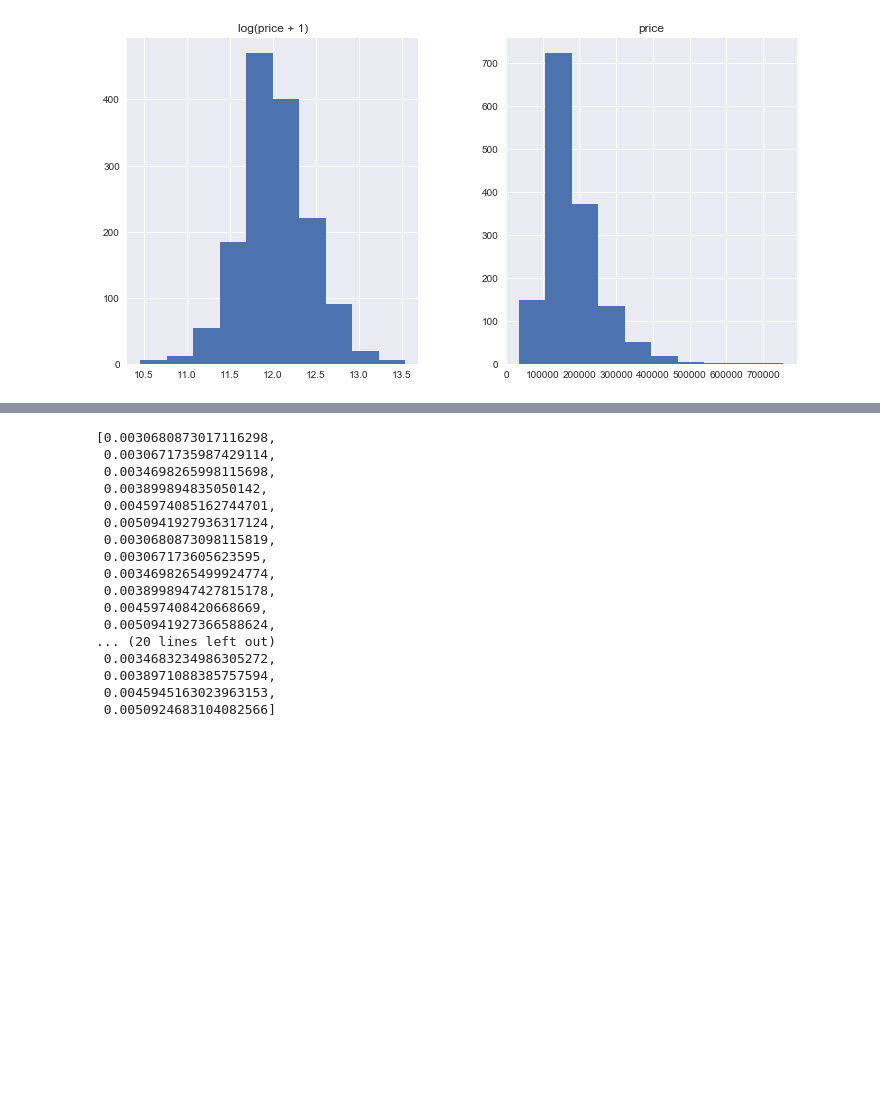
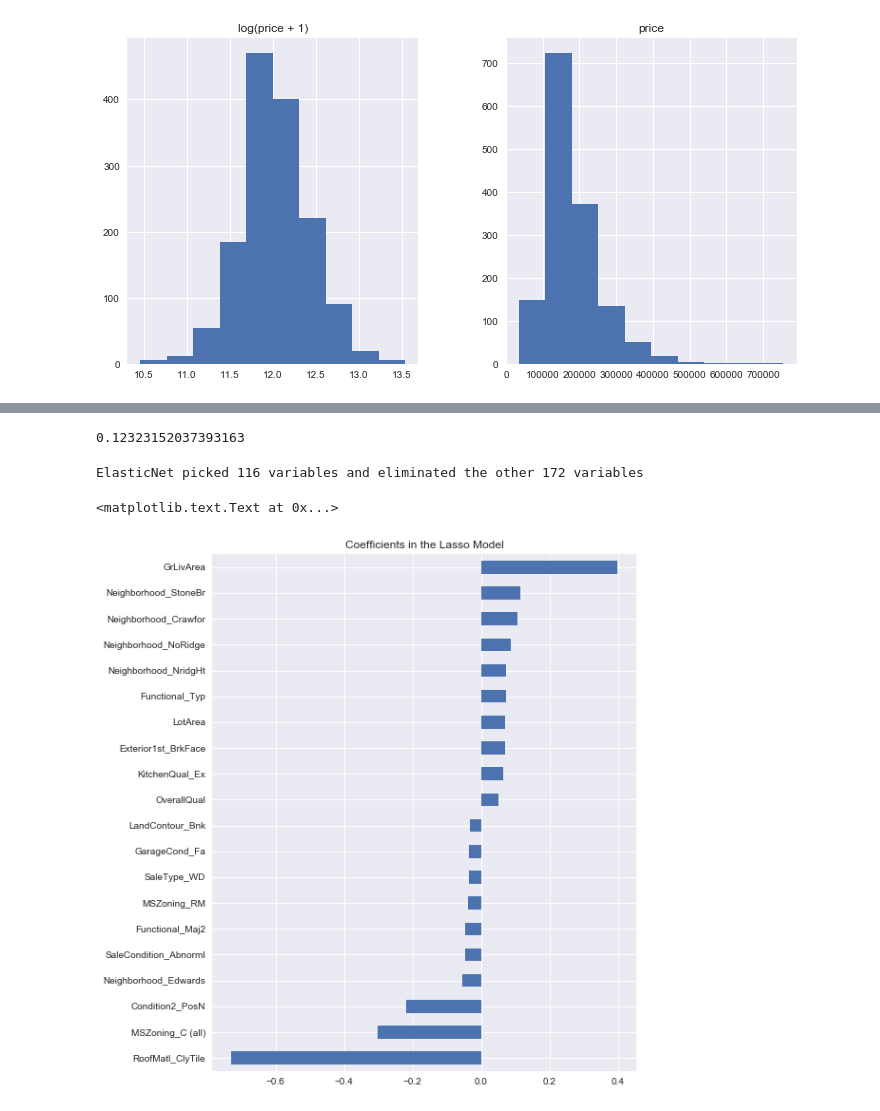
Before and after one commit to carolineeeyao/DSLAB, a Jupyter notebook: Lab3/Lab3.ipynb, the cells around one changed output, grey strips where cells are left out. Drawn from its saved outputs; the diff is of its cells as text; code cells hidden in the pictures; blank space fills up the shorter version.

```diff
--- a/Lab3/Lab3.ipynb
+++ b/Lab3/Lab3.ipynb
@@ -254,20 +260,22 @@ ax.set_zlabel('rsme')
-# %%
-cv_elastic
-# %% [output]
-[0.0030680873017116298,
- 0.0030671735987429114,
- 0.0034698265998115698,
- 0.003899894835050142,
- 0.0045974085162744701,
- 0.0050941927936317124,
- 0.0030680873098115819,
- 0.003067173605623595,
- 0.0034698265499924774,
- 0.0038998947427815178,
- 0.004597408420668669,
- 0.0050941927366588624,
-... (20 lines left out)
- 0.0034683234986305272,
- 0.0038971088385757594,
- 0.0045945163023963153,
- 0.0050924683104082566]
+# %%
+model_elastic = ElasticNetCV(l1_ratio = [.1, .5, .7, .9, .95, .99, 1],alphas = [1, 0.1, 0.001, 0.0005]).fit(X_train, y)
+# %%
+rmse_cv(model_elastic).mean()
+# %% [output]
+0.12323152037393163
+# %%
+coef = pd.Series(model_elastic.coef_, index = X_train.columns)
+# %%
+print("ElasticNet picked " + str(sum(coef != 0)) + " variables and eliminated the other " +  str(sum(coef == 0)) + " variables")
+# %% [output]
+ElasticNet picked 116 variables and eliminated the other 172 variables
+# %%
+imp_coef = pd.concat([coef.sort_values().head(10),
+                     coef.sort_values().tail(10)])
+# %%
+matplotlib.rcParams['figure.figsize'] = (8.0, 10.0)
+imp_coef.plot(kind = "barh")
+plt.title("Coefficients in the Lasso Model")
+# %% [output]
+<matplotlib.text.Text at 0x...>
+[figure, added]
```
Also changed, not shown: parts of 38 cells of this notebook, 2 other files.
